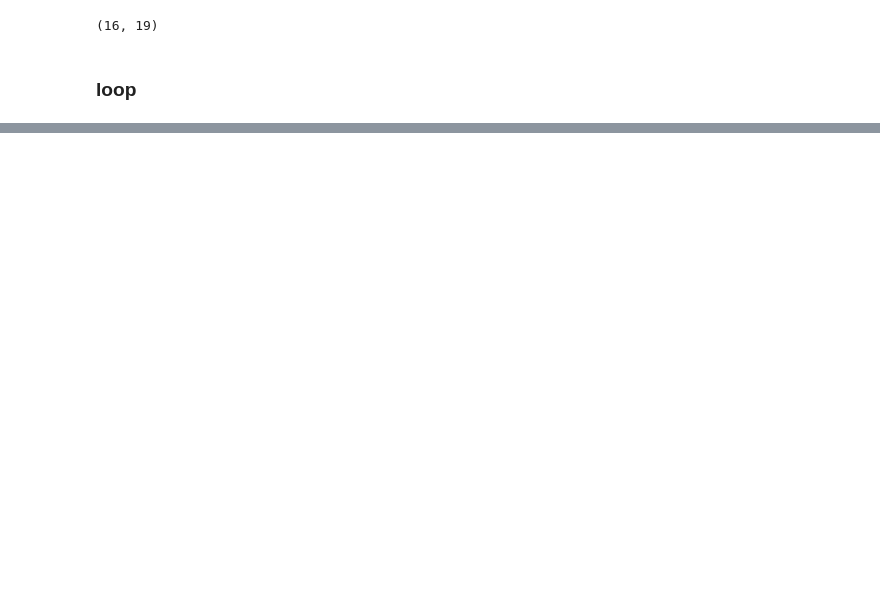
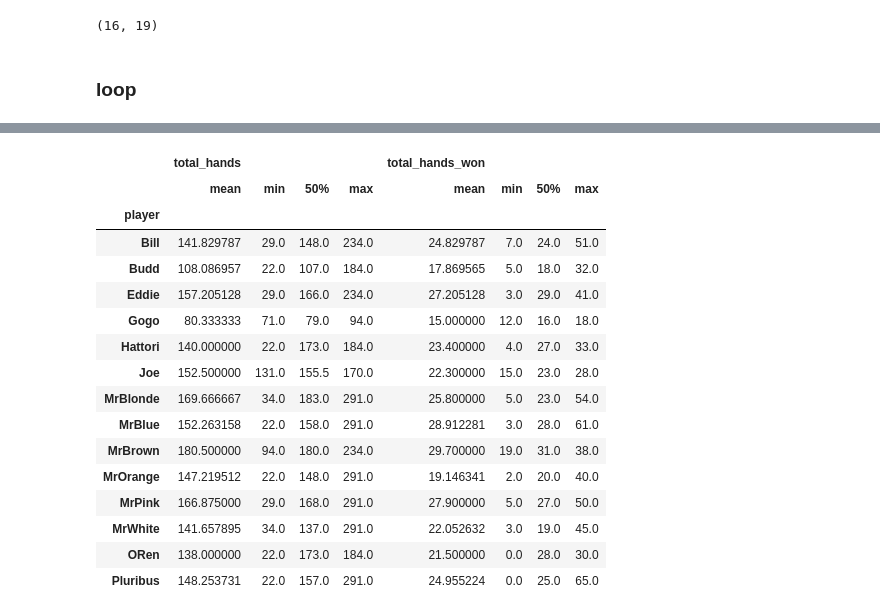
Before and after one commit to CinnyLin/IAI, a Jupyter notebook: cinny/summary.ipynb, the cells around one changed output, grey strips where cells are left out. Saved outputs shown, nothing was run; the diff lists cells and outputs as text; code cells hidden in the pictures; blank space fills up the shorter version.

```diff
--- a/cinny/summary.ipynb
+++ b/cinny/summary.ipynb
@@ -156,0 +131,28 @@ df_hand.head()
+# %%
+DF_summary = DF_summary[[(    'total_hands',  'mean'),
+            (    'total_hands',   'min'),
+            (    'total_hands',   '50%'),
+            (    'total_hands',   'max'),
+            ('total_hands_won',  'mean'),
+            ('total_hands_won',   'min'),
+            ('total_hands_won',   '50%'),
+            ('total_hands_won',   'max')]]
+DF_summary
+# %% [output]
+|  | total_hands |  |  |  | total_hands_won |  |  |  |
+|  | mean | min | 50% | max | mean | min | 50% | max |
+| player |  |  |  |  |  |  |  |  |
+| Bill | 141.829787 | 29.0 | 148.0 | 234.0 | 24.829787 | 7.0 | 24.0 | 51.0 |
+| Budd | 108.086957 | 22.0 | 107.0 | 184.0 | 17.869565 | 5.0 | 18.0 | 32.0 |
+| Eddie | 157.205128 | 29.0 | 166.0 | 234.0 | 27.205128 | 3.0 | 29.0 | 41.0 |
+| Gogo | 80.333333 | 71.0 | 79.0 | 94.0 | 15.000000 | 12.0 | 16.0 | 18.0 |
+| Hattori | 140.000000 | 22.0 | 173.0 | 184.0 | 23.400000 | 4.0 | 27.0 | 33.0 |
+| Joe | 152.500000 | 131.0 | 155.5 | 170.0 | 22.300000 | 15.0 | 23.0 | 28.0 |
+| MrBlonde | 169.666667 | 34.0 | 183.0 | 291.0 | 25.800000 | 5.0 | 23.0 | 54.0 |
+| MrBlue | 152.263158 | 22.0 | 158.0 | 291.0 | 28.912281 | 3.0 | 28.0 | 61.0 |
+| MrBrown | 180.500000 | 94.0 | 180.0 | 234.0 | 29.700000 | 19.0 | 31.0 | 38.0 |
+| MrOrange | 147.219512 | 22.0 | 148.0 | 291.0 | 19.146341 | 2.0 | 20.0 | 40.0 |
+| MrPink | 166.875000 | 29.0 | 168.0 | 291.0 | 27.900000 | 5.0 | 27.0 | 50.0 |
+| MrWhite | 141.657895 | 34.0 | 137.0 | 291.0 | 22.052632 | 3.0 | 19.0 | 45.0 |
+| ORen | 138.000000 | 22.0 | 173.0 | 184.0 | 21.500000 | 0.0 | 28.0 | 30.0 |
+| Pluribus | 148.253731 | 22.0 | 157.0 | 291.0 | 24.955224 | 0.0 | 25.0 | 65.0 |
```
Also changed, not shown: parts of 25 cells of this notebook, 5 other files.
